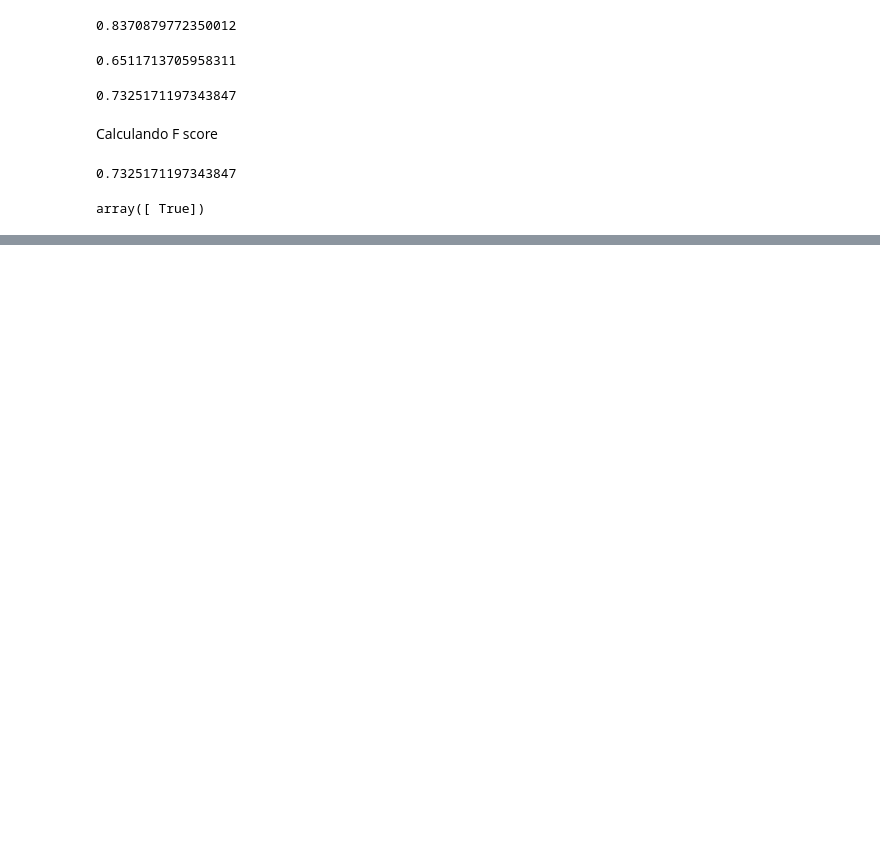
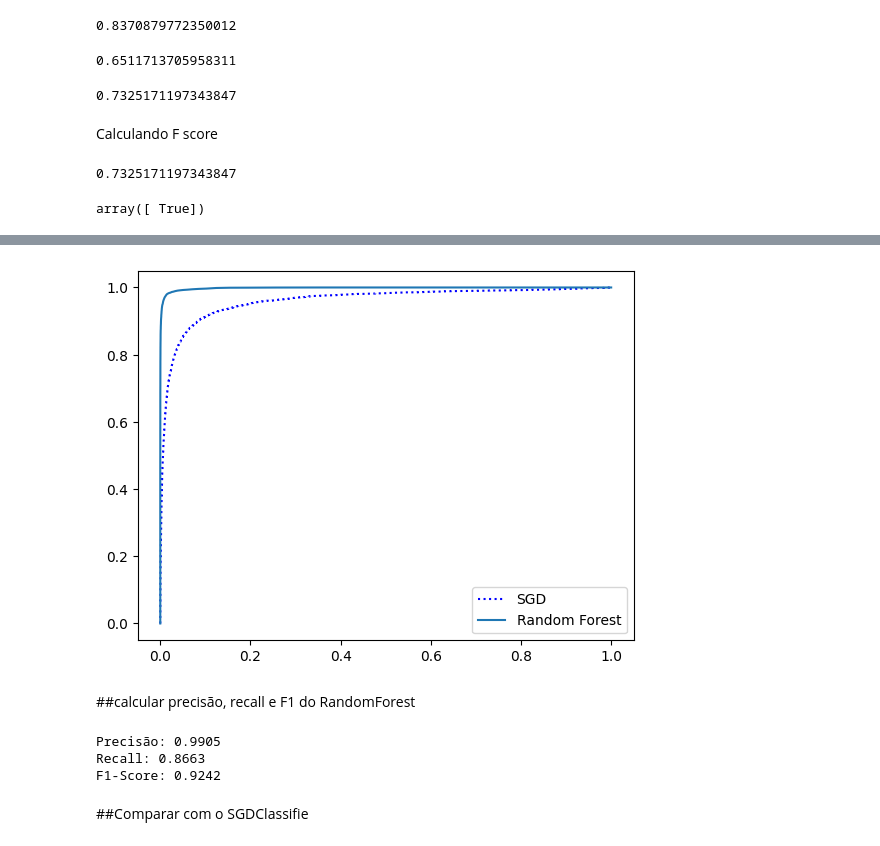
Before and after one commit to ribeirolucas962/Projeto_aprendizado_de-maquina_Scikit_learn_Keras_TensorFlow, a Jupyter notebook: Modelo_Classificação.ipynb, the cells around one changed output, grey strips where cells are left out. Saved outputs shown, nothing was run; the diff lists cells and outputs as text; code cells hidden in the pictures; blank space fills up the shorter version.

```diff
--- a/Modelo_Classificação.ipynb
+++ b/Modelo_Classificação.ipynb
@@ -181,0 +250,14 @@ array([ True])
+# %%
+y_probas_forest = cross_val_predict(forest_clf, X_train, y_train_5, cv=3, method="predict_proba")
+# %%
+y_scores_forest = y_probas_forest[:, 1]
+fpr_forest, tpr_forest, thresholds_forest = roc_curve(y_train_5, y_scores_forest)
+# %%
+plt.plot(fpr, tpr, "b:", label="SGD")
+plt.plot(fpr_forest, tpr_forest, label="Random Forest")
+plt.legend(loc="lower right")
+plt.show()
+# %% [output]
+[figure, added]
+# %% [markdown]
+##calcular precisão, recall e F1 do RandomForest
@@ -181,0 +272,10 @@ array([ True])
+# %%
+print(f"Precisão: {precision_forest:.4f}")
+print(f"Recall: {recall_forest:.4f}")
+print(f"F1-Score: {f1_forest:.4f}")
+# %% [output]
+Precisão: 0.9905
+Recall: 0.8663
+F1-Score: 0.9242
+# %% [markdown]
+##Comparar com o SGDClassifie
```
Also changed, not shown: parts of 20 cells of this notebook.
